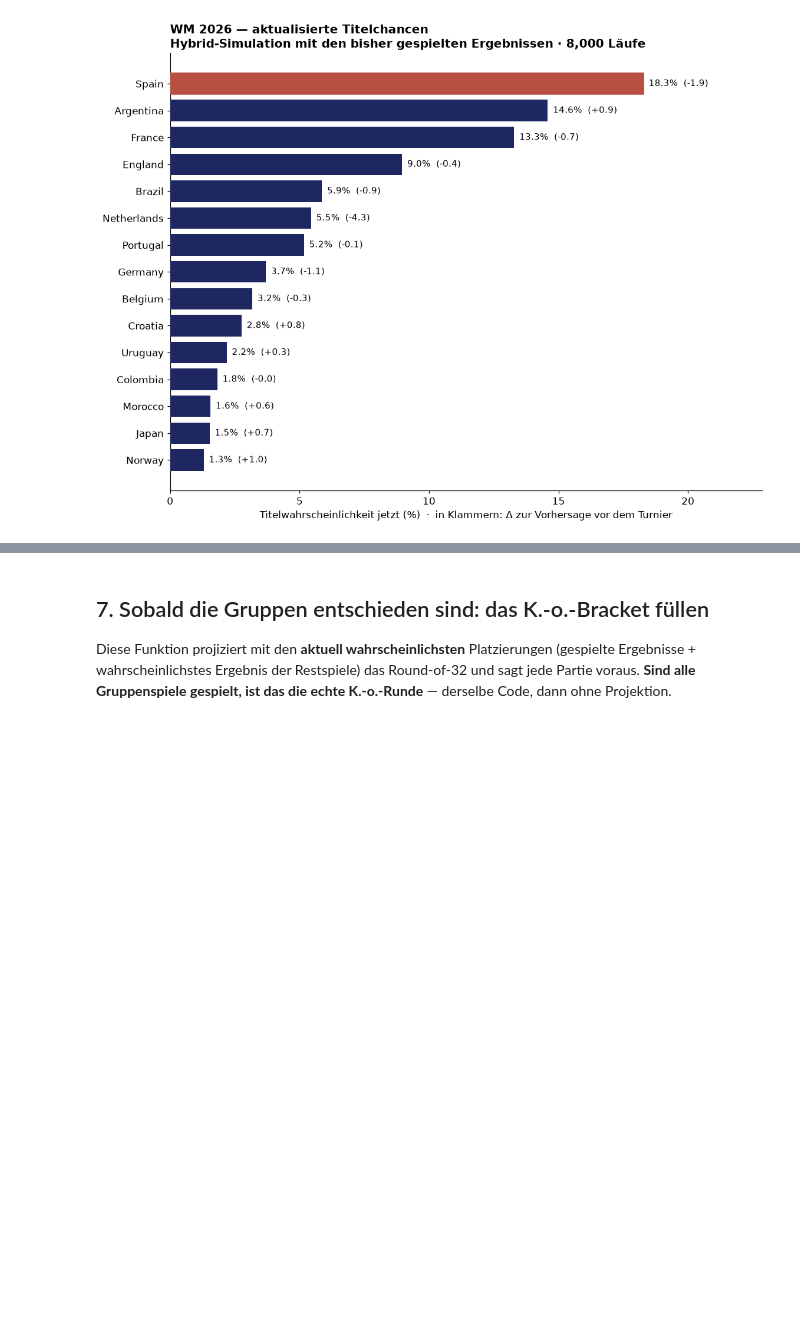
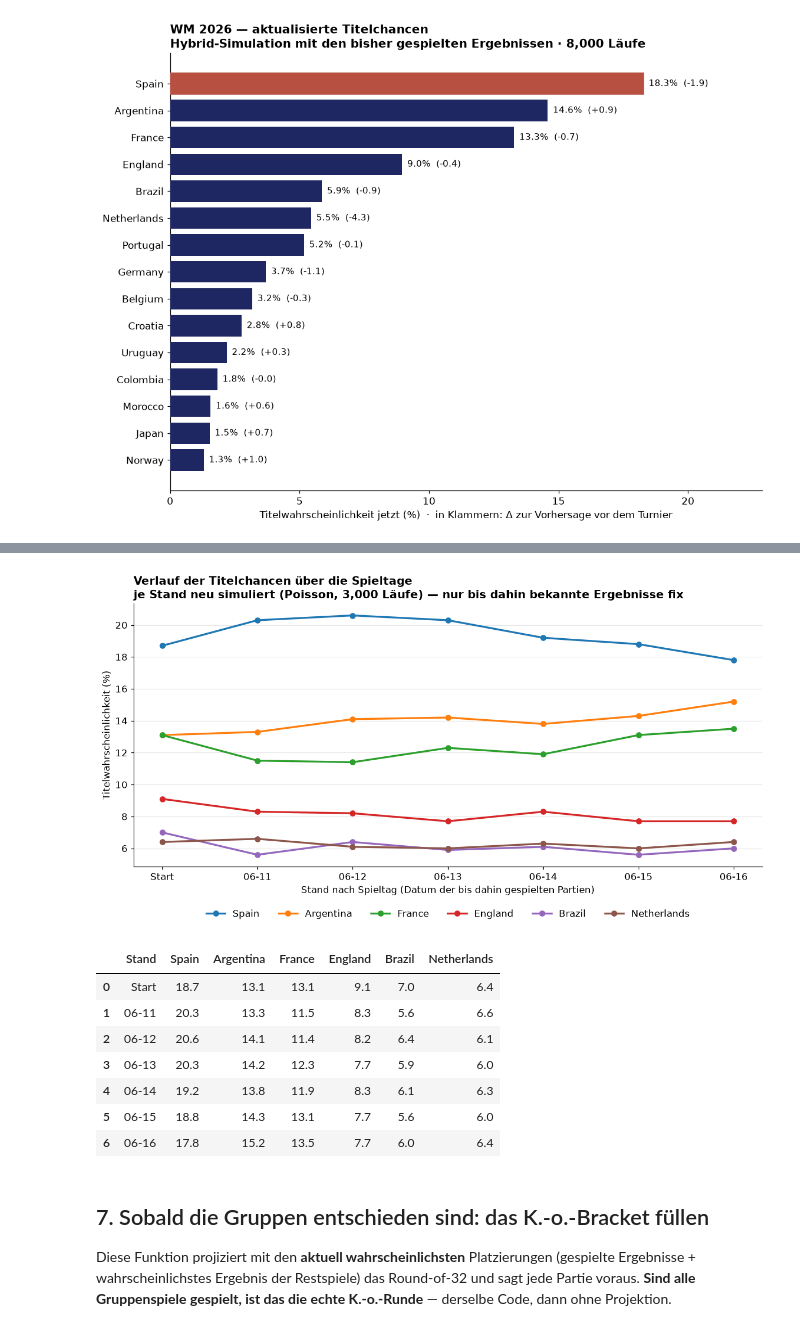
Before and after one commit to Deskaunedsei1983/wc2026-cl01, a Jupyter notebook: wc2026_live_update.ipynb, the cells around one changed output, grey strips where cells are left out. Saved outputs shown, nothing was run; the diff lists cells and outputs as text; code cells hidden in the pictures; blank space fills up the shorter version.

```diff
--- a/wc2026_live_update.ipynb
+++ b/wc2026_live_update.ipynb
@@ -414,10 +414,11 @@ def _winner(a, b):
         return a if rng.random() < 0.5 + (STRENGTH[a]-STRENGTH[b])/4000 else b
     return a if x > y else b
 
-def one_sim():
+def one_sim(pk=None):
+    pk = played_key if pk is None else pk
     st = {g:{t:[0,0,0] for t in GROUPS[g]} for g in GROUPS}   # pts, gd, gf
     for g, a, b in fixtures:
-        if (g,a,b) in played_key: x, y = played_key[(g,a,b)]
+        if (g,a,b) in pk: x, y = pk[(g,a,b)]
         else:
             la, lb = lam(a,b); x, y = rng.poisson(la), rng.poisson(lb)
         st[g][a][1]+=x-y; st[g][a][2]+=x; st[g][b][1]+=y-x; st[g][b][2]+=y
@@ -530,3 +538,51 @@ plt.tight_layout(); plt.savefig("nb_live_title_odds.png"); plt.show()
+# %%
+def sim_titles(pk, n=3000):
+    c = np.zeros(len(TEAMS))
+    for _ in range(n):
+        c[ix[one_sim(pk)["champ"][0]]] += 1
+    return c/n*100
+
+N_EVO = 3000
+top_teams = prob.head(6)["Team"].tolist()
+played_dates = sorted(grp_played["date"].astype(str).unique())
+cutoffs = [("Start", None)] + [(d[5:], d) for d in played_dates]   # label ohne Jahr
+
+rows = []
+for label, cut in cutoffs:
+    if cut is None:
+        pk = {}
+    else:
+        sub = grp_played[grp_played["date"].astype(str) <= cut]
+        pk = {(m.group, m.team1, m.team2): (int(m.score1), int(m.score2))
+              for _, m in sub.iterrows() if m.team1 in STRENGTH and m.team2 in STRENGTH}
+    odds = sim_titles(pk, N_EVO)
+    rows.append({"Stand": label, **{t: round(odds[ix[t]], 1) for t in top_teams}})
+evolution = pd.DataFrame(rows)
+
+fig, ax = plt.subplots(figsize=(11, 6))
+x = range(len(evolution))
+for t in top_teams:
+    ax.plot(x, evolution[t], marker="o", lw=2.2, label=t)
+ax.set_xticks(list(x)); ax.set_xticklabels(evolution["Stand"], rotation=0)
+ax.set_ylabel("Titelwahrscheinlichkeit (%)")
+ax.set_xlabel("Stand nach Spieltag (Datum der bis dahin gespielten Partien)")
+ax.set_title("Verlauf der Titelchancen über die Spieltage\n"
+             f"je Stand neu simuliert (Poisson, {N_EVO:,} Läufe) — nur bis dahin bekannte Ergebnisse fix",
+             loc="left")
+ax.legend(ncol=6, frameon=False, loc="upper center", bbox_to_anchor=(0.5, -0.13))
+ax.grid(axis="y", alpha=.3)
+plt.tight_layout(); plt.savefig("nb_live_title_evolution.png"); plt.show()
+evolution
+# %% [output]
+[figure, added]
+|  | Stand | Spain | Argentina | France | England | Brazil | Netherlands |
+| 0 | Start | 18.7 | 13.1 | 13.1 | 9.1 | 7.0 | 6.4 |
+| 1 | 06-11 | 20.3 | 13.3 | 11.5 | 8.3 | 5.6 | 6.6 |
+| 2 | 06-12 | 20.6 | 14.1 | 11.4 | 8.2 | 6.4 | 6.1 |
+| 3 | 06-13 | 20.3 | 14.2 | 12.3 | 7.7 | 5.9 | 6.0 |
+| 4 | 06-14 | 19.2 | 13.8 | 11.9 | 8.3 | 6.1 | 6.3 |
+| 5 | 06-15 | 18.8 | 14.3 | 13.1 | 7.7 | 5.6 | 6.0 |
+| 6 | 06-16 | 17.8 | 15.2 | 13.5 | 7.7 | 6.0 | 6.4 |
 # %% [markdown]
 ## 7. Sobald die Gruppen entschieden sind: das K.-o.-Bracket füllen
 
```
Also changed, not shown: parts of 2 cells of this notebook, 2 other files.
